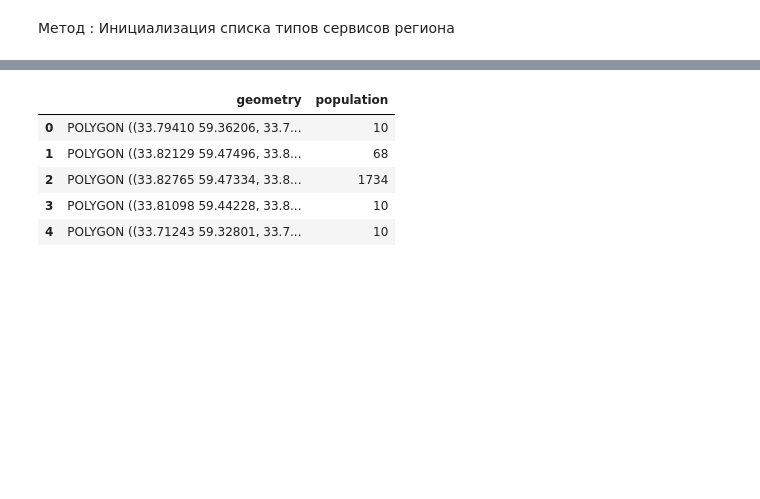
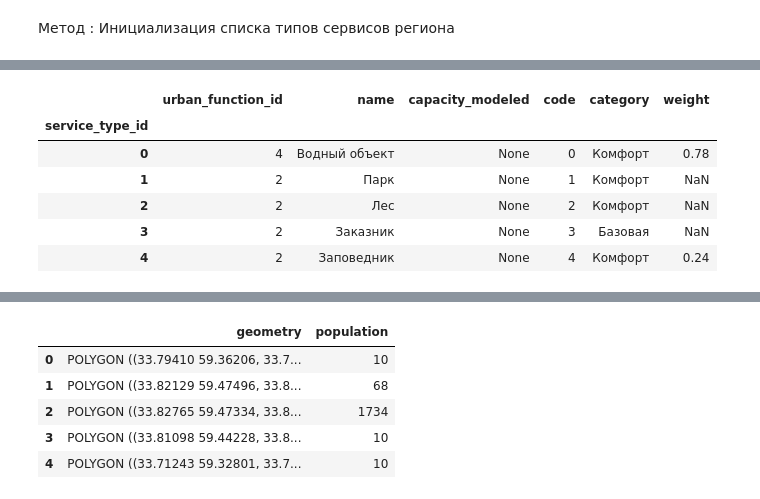
Before and after one commit to aimclub/blocksnet, a Jupyter notebook: examples/test.ipynb, the cells around one changed output, grey strips where cells are left out. Saved outputs shown, nothing was run; the diff lists cells and outputs as text; code cells hidden in the pictures; blank space fills up the shorter version.

```diff
--- a/examples/test.ipynb
+++ b/examples/test.ipynb
@@ -112,0 +84,21 @@ class ServiceType(BaseModel):
+# %%
+import random
+
+class ServiceTypesSchema(pa.DataFrameModel):
+  idx : Index[int] = pa.Field(unique=True)
+  name : Series[str]
+  category : Series[str]
+  weight : Series[float] = pa.Field(nullable=True, coerce=True)
+  ...
+
+service_types['category'] = service_types.apply(lambda _ : random.choice(['Базовая', 'Дополнительная', 'Комфорт']), axis=1)
+service_types['weight'] = service_types.apply(lambda _ : random.choice([round(random.random(),2),None]), axis=1)
+ServiceTypesSchema(service_types).head()
+# %% [output]
+|  | urban_function_id | name | capacity_modeled | code | category | weight |
+| service_type_id |  |  |  |  |  |  |
+| 0 | 4 | Водный объект | None | 0 | Комфорт | 0.78 |
+| 1 | 2 | Парк | None | 1 | Комфорт | NaN |
+| 2 | 2 | Лес | None | 2 | Комфорт | NaN |
+| 3 | 2 | Заказник | None | 3 | Базовая | NaN |
+| 4 | 2 | Заповедник | None | 4 | Комфорт | 0.24 |
```
Also changed, not shown: parts of 22 cells of this notebook, 15 other files.
